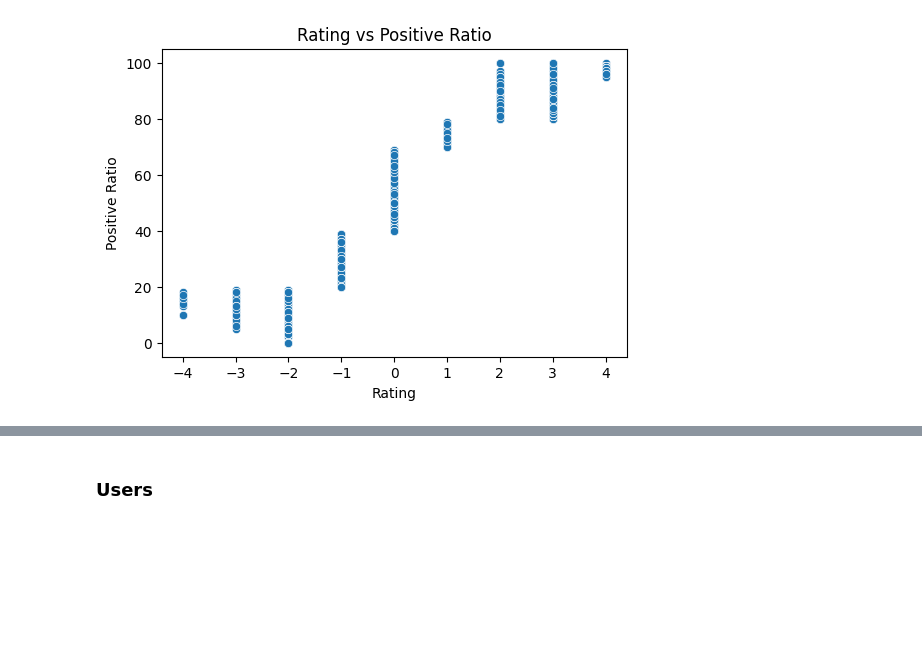
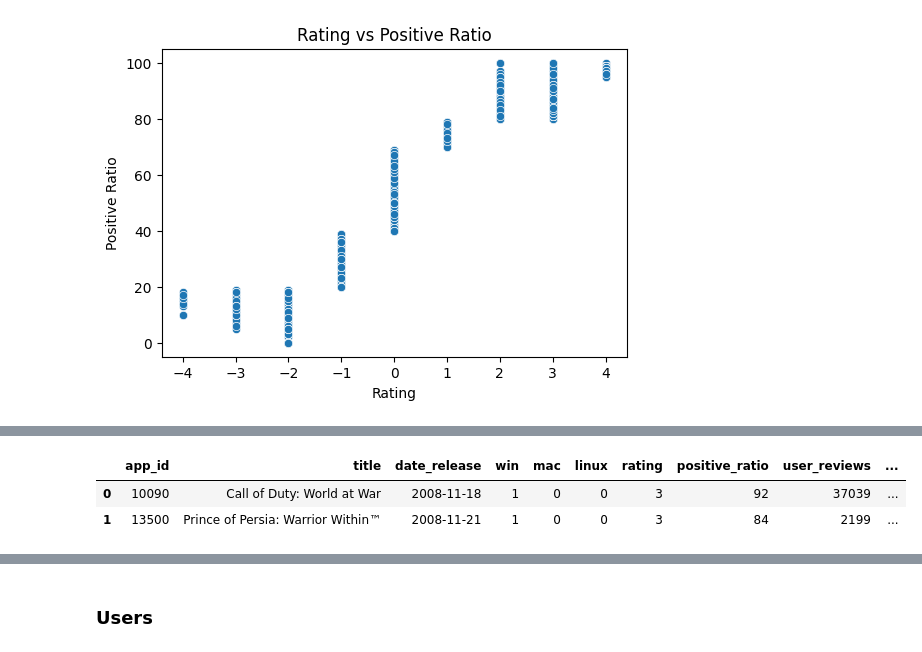
Before and after one commit to slvhuang/DL-Steam-Game-Recommender-System, a Jupyter notebook: 2_eda_feature_eng.ipynb, the cells around one changed output, grey strips where cells are left out. Cells and saved outputs as stored; diff of their text form; code cells hidden in the pictures; blank space fills up the shorter version.

```diff
--- a/2_eda_feature_eng.ipynb
+++ b/2_eda_feature_eng.ipynb
@@ -127,0 +131,4 @@ plt.show()
+# %%
+# read in the preprocessed data
+games_detail_df = pd.read_csv('preprocessed/games_detail.csv')
+games_detail_df.info()
@@ -127,0 +153,6 @@ plt.show()
+# %%
+games_detail_df.head(2)
+# %% [output]
+|  | app_id | title | date_release | win | mac | linux | rating | positive_ratio | user_reviews | ... |
+| 0 | 10090 | Call of Duty: World at War | 2008-11-18 | 1 | 0 | 0 | 3 | 92 | 37039 | ... |
+| 1 | 13500 | Prince of Persia: Warrior Within™ | 2008-11-21 | 1 | 0 | 0 | 3 | 84 | 2199 | ... |
```
Also changed, not shown: parts of 27 cells of this notebook.
